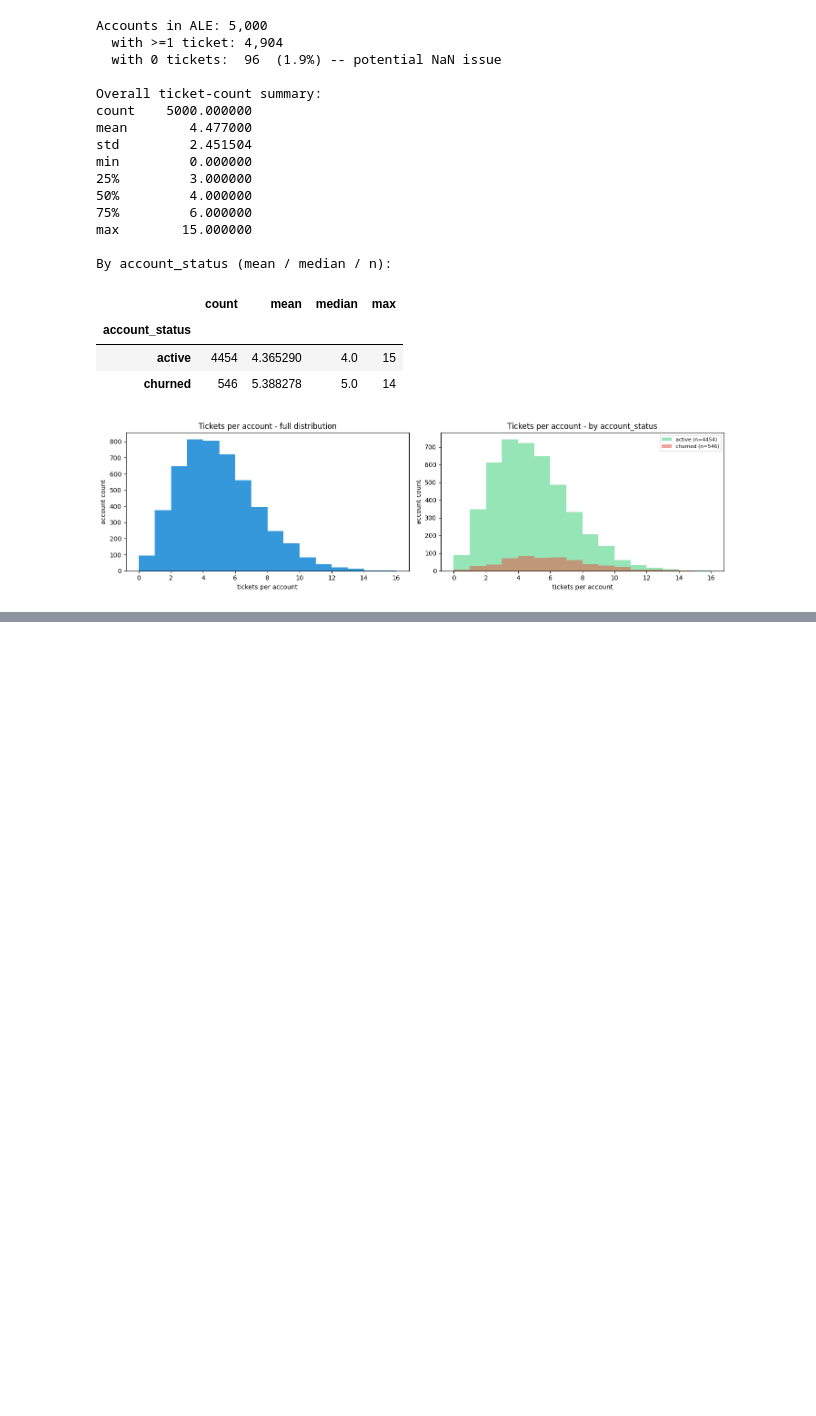
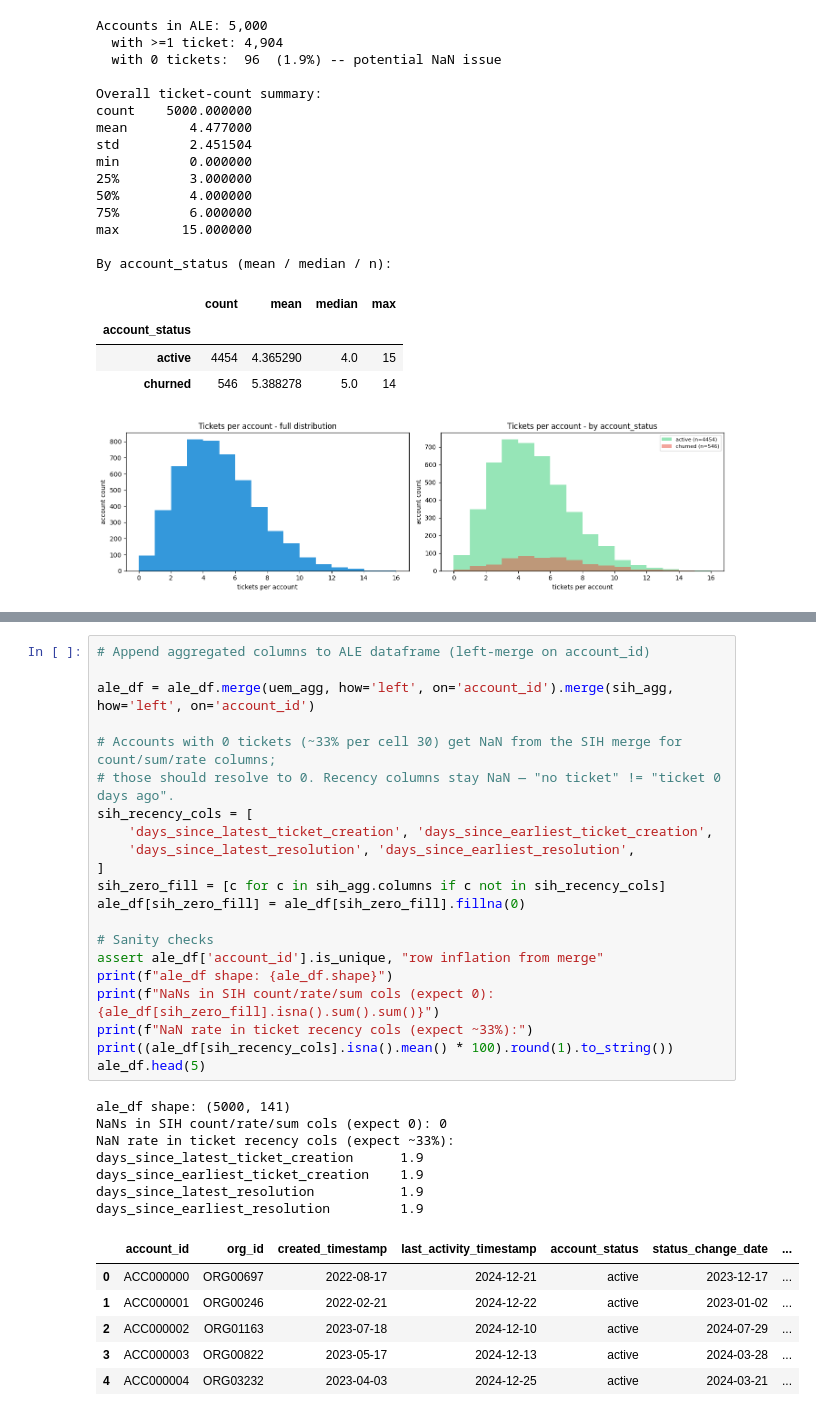
Before and after one commit to vidyut-veedgav/chainguard-analytics, a Jupyter notebook: notebooks/eda.ipynb, the cells around one changed output, grey strips where cells are left out. Cells and saved outputs as stored; diff of their text form; blank space fills up the shorter version.

Commit message:
aggregated columns in sih, uem
Signed-off-by: Vidyut Veedgav <vidyut.veedgav@gmail.com>

```diff
--- a/notebooks/eda.ipynb
+++ b/notebooks/eda.ipynb
@@ -875,0 +1115,35 @@ LEAKY_SIH_FIELDS = [`cancellation_requested`, `retention_offer_made`, `downgrade
+# %%
+# Append aggregated columns to ALE dataframe (left-merge on account_id)
+
+ale_df = ale_df.merge(uem_agg, how='left', on='account_id').merge(sih_agg, how='left', on='account_id')
+
+# Accounts with 0 tickets (~33% per cell 30) get NaN from the SIH merge for count/sum/rate columns;
+# those should resolve to 0. Recency columns stay NaN — "no ticket" != "ticket 0 days ago".
+sih_recency_cols = [
+    'days_since_latest_ticket_creation', 'days_since_earliest_ticket_creation',
+    'days_since_latest_resolution', 'days_since_earliest_resolution',
+]
+sih_zero_fill = [c for c in sih_agg.columns if c not in sih_recency_cols]
+ale_df[sih_zero_fill] = ale_df[sih_zero_fill].fillna(0)
+
+# Sanity checks
+assert ale_df['account_id'].is_unique, "row inflation from merge"
+print(f"ale_df shape: {ale_df.shape}")
+print(f"NaNs in SIH count/rate/sum cols (expect 0): {ale_df[sih_zero_fill].isna().sum().sum()}")
+print(f"NaN rate in ticket recency cols (expect ~33%):")
+print((ale_df[sih_recency_cols].isna().mean() * 100).round(1).to_string())
+ale_df.head(5)
+# %% [output]
+ale_df shape: (5000, 141)
+NaNs in SIH count/rate/sum cols (expect 0): 0
+NaN rate in ticket recency cols (expect ~33%):
+days_since_latest_ticket_creation      1.9
+days_since_earliest_ticket_creation    1.9
+days_since_latest_resolution           1.9
+days_since_earliest_resolution         1.9
+|  | account_id | org_id | created_timestamp | last_activity_timestamp | account_status | status_change_date | ... |
+| 0 | ACC000000 | ORG00697 | 2022-08-17 | 2024-12-21 | active | 2023-12-17 | ... |
+| 1 | ACC000001 | ORG00246 | 2022-02-21 | 2024-12-22 | active | 2023-01-02 | ... |
+| 2 | ACC000002 | ORG01163 | 2023-07-18 | 2024-12-10 | active | 2024-07-29 | ... |
+| 3 | ACC000003 | ORG00822 | 2023-05-17 | 2024-12-13 | active | 2024-03-28 | ... |
+| 4 | ACC000004 | ORG03232 | 2023-04-03 | 2024-12-25 | active | 2024-03-21 | ... |
```
Also changed, not shown: parts of 7 cells of this notebook.
